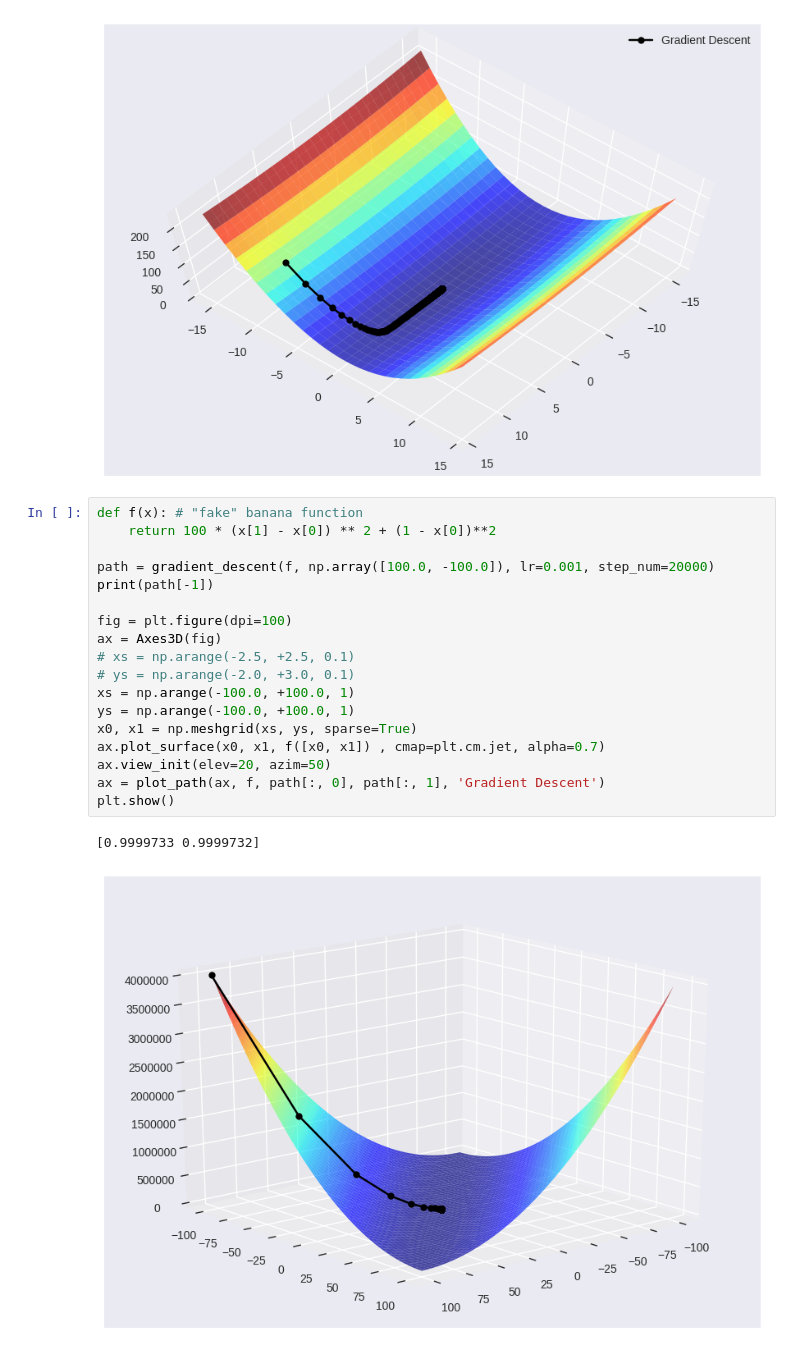
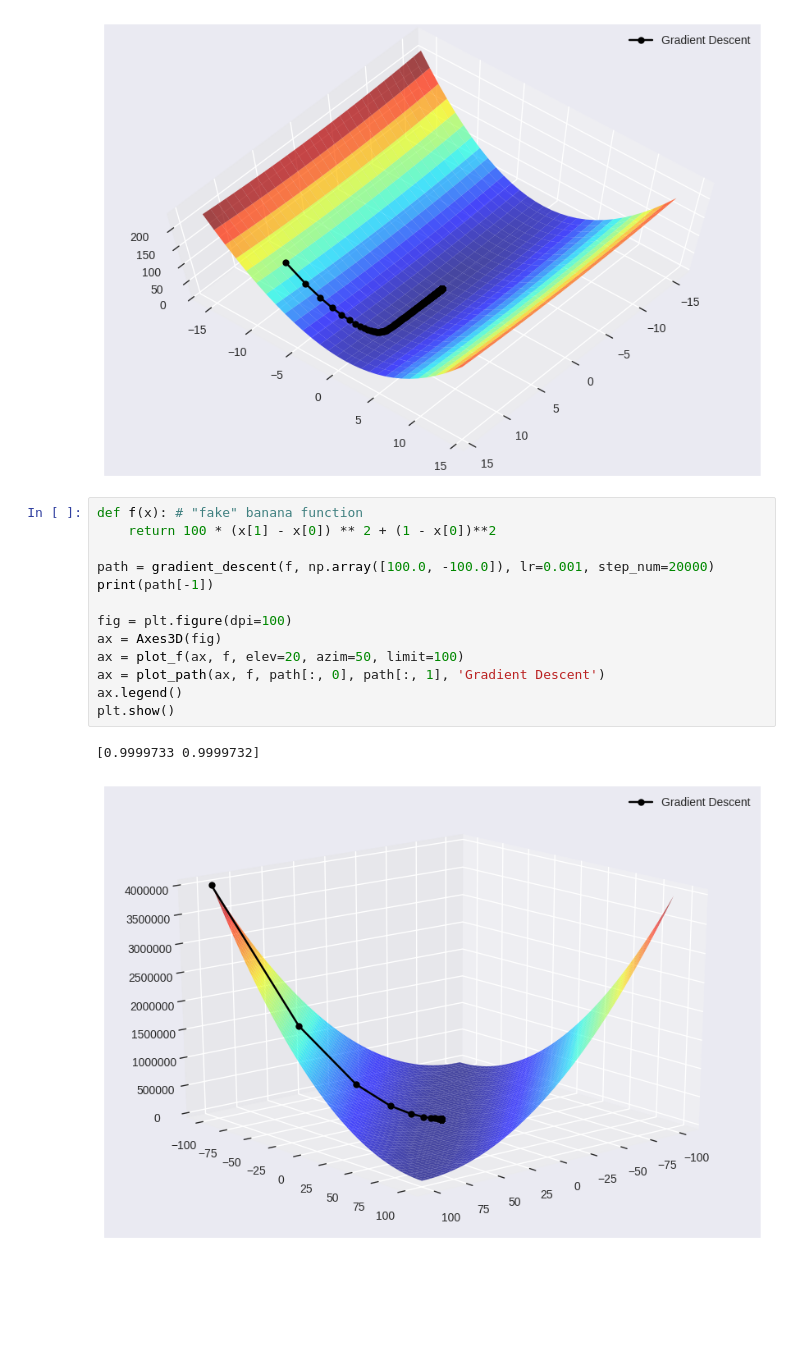
Before and after one commit to amoshyc/ccu-optimization, a Jupyter notebook: hw1.ipynb, the cells around one changed output. Drawn from its saved outputs; the diff is of its cells as text; blank space fills up the shorter version.

Commit message:
Rewrite plotting

```diff
--- a/hw1.ipynb
+++ b/hw1.ipynb
@@ -73,21 +73,16 @@ plt.show()
 # %%
 def f(x): # "fake" banana function
     return 100 * (x[1] - x[0]) ** 2 + (1 - x[0])**2
 
 path = gradient_descent(f, np.array([100.0, -100.0]), lr=0.001, step_num=20000)
 print(path[-1])
 
 fig = plt.figure(dpi=100)
 ax = Axes3D(fig)
-# xs = np.arange(-2.5, +2.5, 0.1)
-# ys = np.arange(-2.0, +3.0, 0.1)
-xs = np.arange(-100.0, +100.0, 1)
-ys = np.arange(-100.0, +100.0, 1)
-x0, x1 = np.meshgrid(xs, ys, sparse=True)
-ax.plot_surface(x0, x1, f([x0, x1]) , cmap=plt.cm.jet, alpha=0.7)
-ax.view_init(elev=20, azim=50)
+ax = plot_f(ax, f, elev=20, azim=50, limit=100)
 ax = plot_path(ax, f, path[:, 0], path[:, 1], 'Gradient Descent')
+ax.legend()
 plt.show()
 # %% [output]
 [0.9999733 0.9999732]
-[figure, old version]
+[figure, new version]
```
